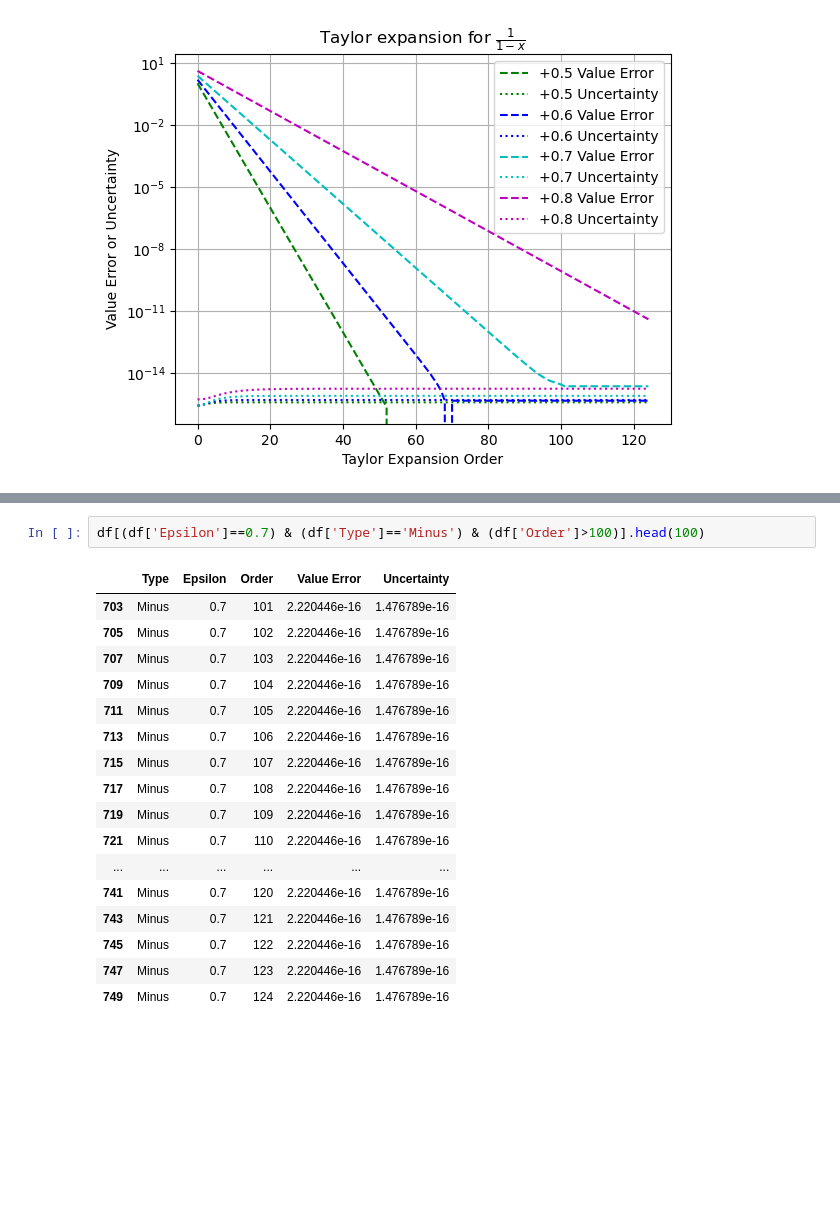
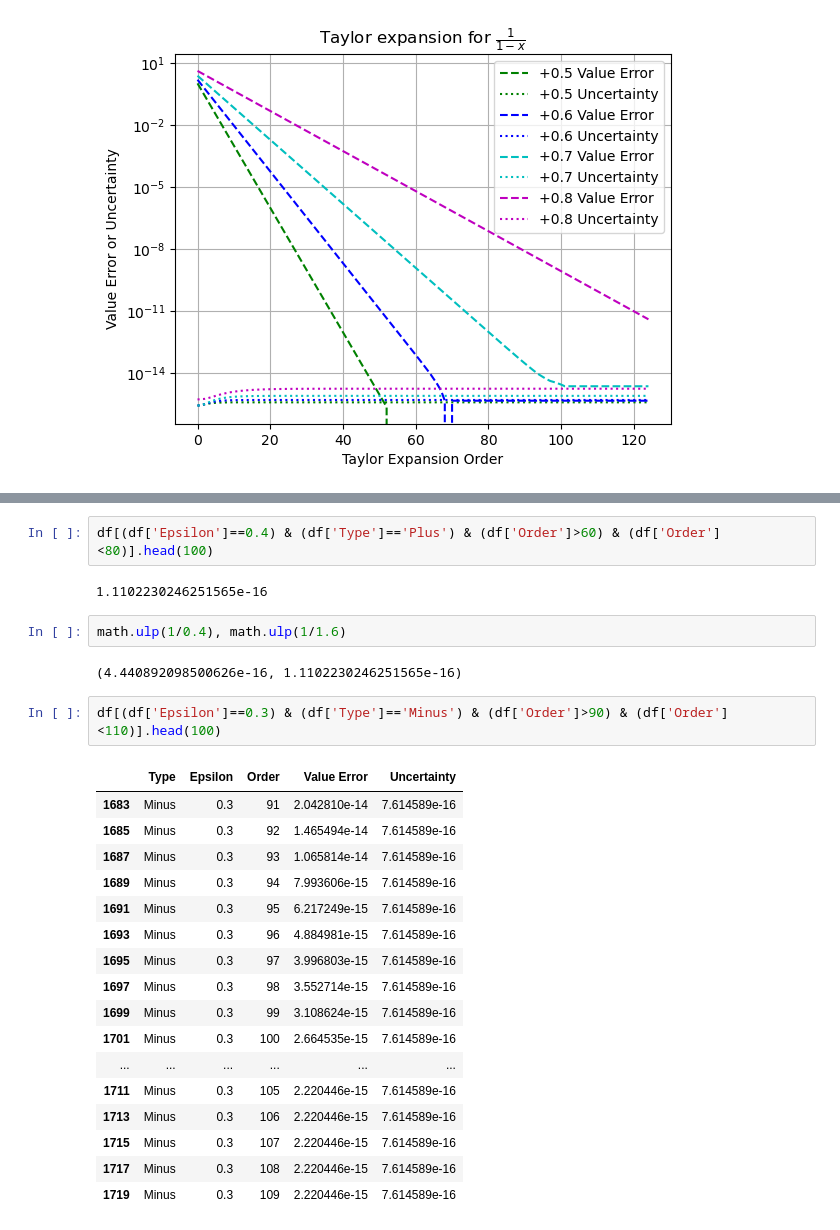
Before and after one commit to Chengpu0707/VarianceArithmetic, a Jupyter notebook: IPyNb/TaylorExpansion.ipynb, the cells around one changed output, grey strips where cells are left out. Saved outputs shown, nothing was run; the diff lists cells and outputs as text; blank space fills up the shorter version.

```diff
--- a/IPyNb/TaylorExpansion.ipynb
+++ b/IPyNb/TaylorExpansion.ipynb
@@ -104,20 +104,28 @@ df[(df['Epsilon']==0.6) & (df['Type']=='Minus') & (df['Order']>100)].head(100)
+# %%
+df[(df['Epsilon']==0.4) & (df['Type']=='Plus') & (df['Order']>60) & (df['Order']<80)].head(100)
+# %% [output]
+1.1102230246251565e-16
+# %%
+math.ulp(1/0.4), math.ulp(1/1.6)
+# %% [output]
+(4.440892098500626e-16, 1.1102230246251565e-16)
 # %%
-df[(df['Epsilon']==0.7) & (df['Type']=='Minus') & (df['Order']>100)].head(100)
+df[(df['Epsilon']==0.3) & (df['Type']=='Minus') & (df['Order']>90) & (df['Order']<110)].head(100)
 # %% [output]
 |  | Type | Epsilon | Order | Value Error | Uncertainty |
-| 703 | Minus | 0.7 | 101 | 2.220446e-16 | 1.476789e-16 |
-| 705 | Minus | 0.7 | 102 | 2.220446e-16 | 1.476789e-16 |
-| 707 | Minus | 0.7 | 103 | 2.220446e-16 | 1.476789e-16 |
-| 709 | Minus | 0.7 | 104 | 2.220446e-16 | 1.476789e-16 |
-| 711 | Minus | 0.7 | 105 | 2.220446e-16 | 1.476789e-16 |
-| 713 | Minus | 0.7 | 106 | 2.220446e-16 | 1.476789e-16 |
-| 715 | Minus | 0.7 | 107 | 2.220446e-16 | 1.476789e-16 |
-| 717 | Minus | 0.7 | 108 | 2.220446e-16 | 1.476789e-16 |
-| 719 | Minus | 0.7 | 109 | 2.220446e-16 | 1.476789e-16 |
-| 721 | Minus | 0.7 | 110 | 2.220446e-16 | 1.476789e-16 |
+| 1683 | Minus | 0.3 | 91 | 2.042810e-14 | 7.614589e-16 |
+| 1685 | Minus | 0.3 | 92 | 1.465494e-14 | 7.614589e-16 |
+| 1687 | Minus | 0.3 | 93 | 1.065814e-14 | 7.614589e-16 |
+| 1689 | Minus | 0.3 | 94 | 7.993606e-15 | 7.614589e-16 |
+| 1691 | Minus | 0.3 | 95 | 6.217249e-15 | 7.614589e-16 |
+| 1693 | Minus | 0.3 | 96 | 4.884981e-15 | 7.614589e-16 |
+| 1695 | Minus | 0.3 | 97 | 3.996803e-15 | 7.614589e-16 |
+| 1697 | Minus | 0.3 | 98 | 3.552714e-15 | 7.614589e-16 |
+| 1699 | Minus | 0.3 | 99 | 3.108624e-15 | 7.614589e-16 |
+| 1701 | Minus | 0.3 | 100 | 2.664535e-15 | 7.614589e-16 |
 | ... | ... | ... | ... | ... | ... |
-| 741 | Minus | 0.7 | 120 | 2.220446e-16 | 1.476789e-16 |
-| 743 | Minus | 0.7 | 121 | 2.220446e-16 | 1.476789e-16 |
-| 745 | Minus | 0.7 | 122 | 2.220446e-16 | 1.476789e-16 |
-| 747 | Minus | 0.7 | 123 | 2.220446e-16 | 1.476789e-16 |
-| 749 | Minus | 0.7 | 124 | 2.220446e-16 | 1.476789e-16 |
+| 1711 | Minus | 0.3 | 105 | 2.220446e-15 | 7.614589e-16 |
+| 1713 | Minus | 0.3 | 106 | 2.220446e-15 | 7.614589e-16 |
+| 1715 | Minus | 0.3 | 107 | 2.220446e-15 | 7.614589e-16 |
+| 1717 | Minus | 0.3 | 108 | 2.220446e-15 | 7.614589e-16 |
+| 1719 | Minus | 0.3 | 109 | 2.220446e-15 | 7.614589e-16 |
```
Also changed, not shown: parts of 4 cells of this notebook, 2 other files.
